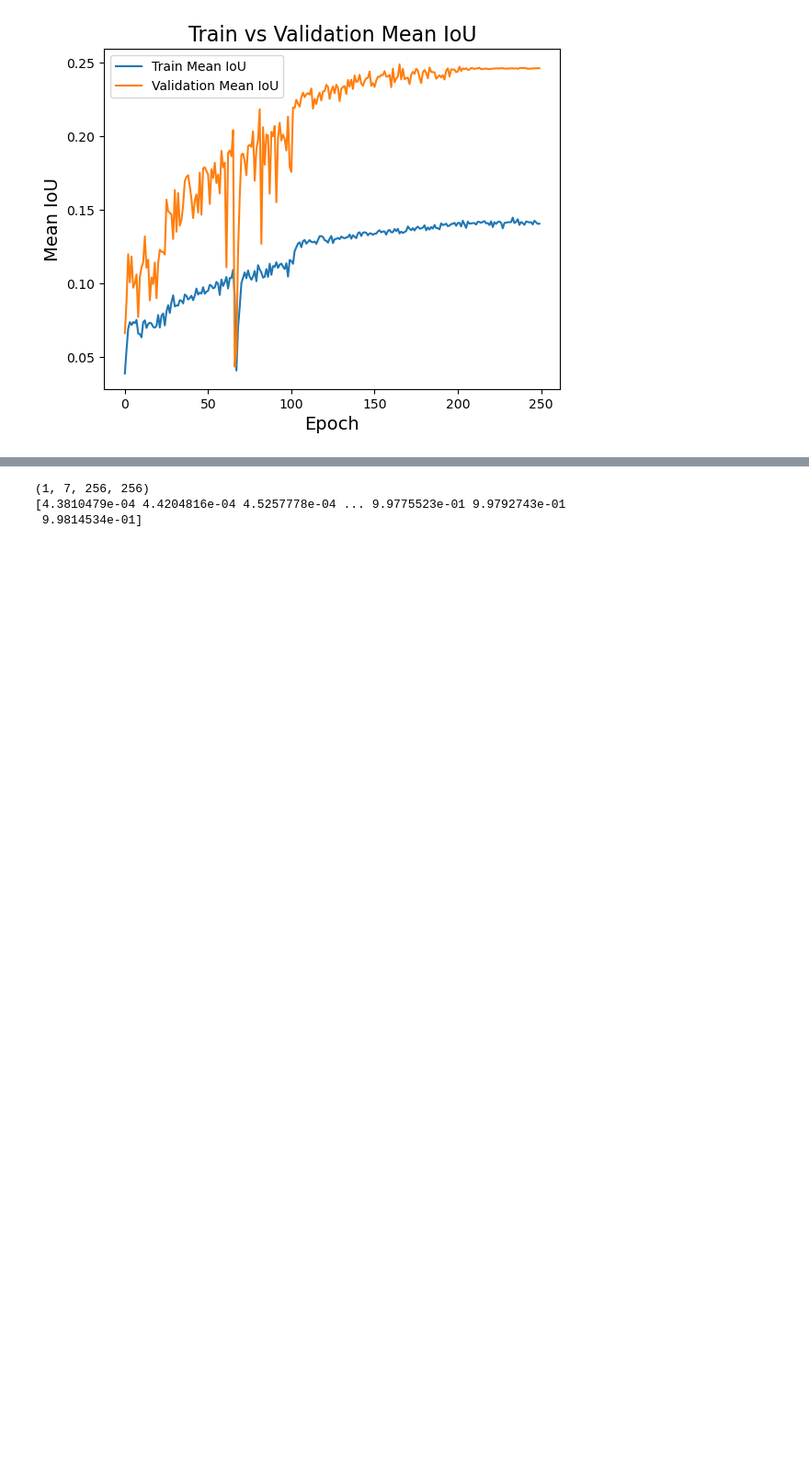
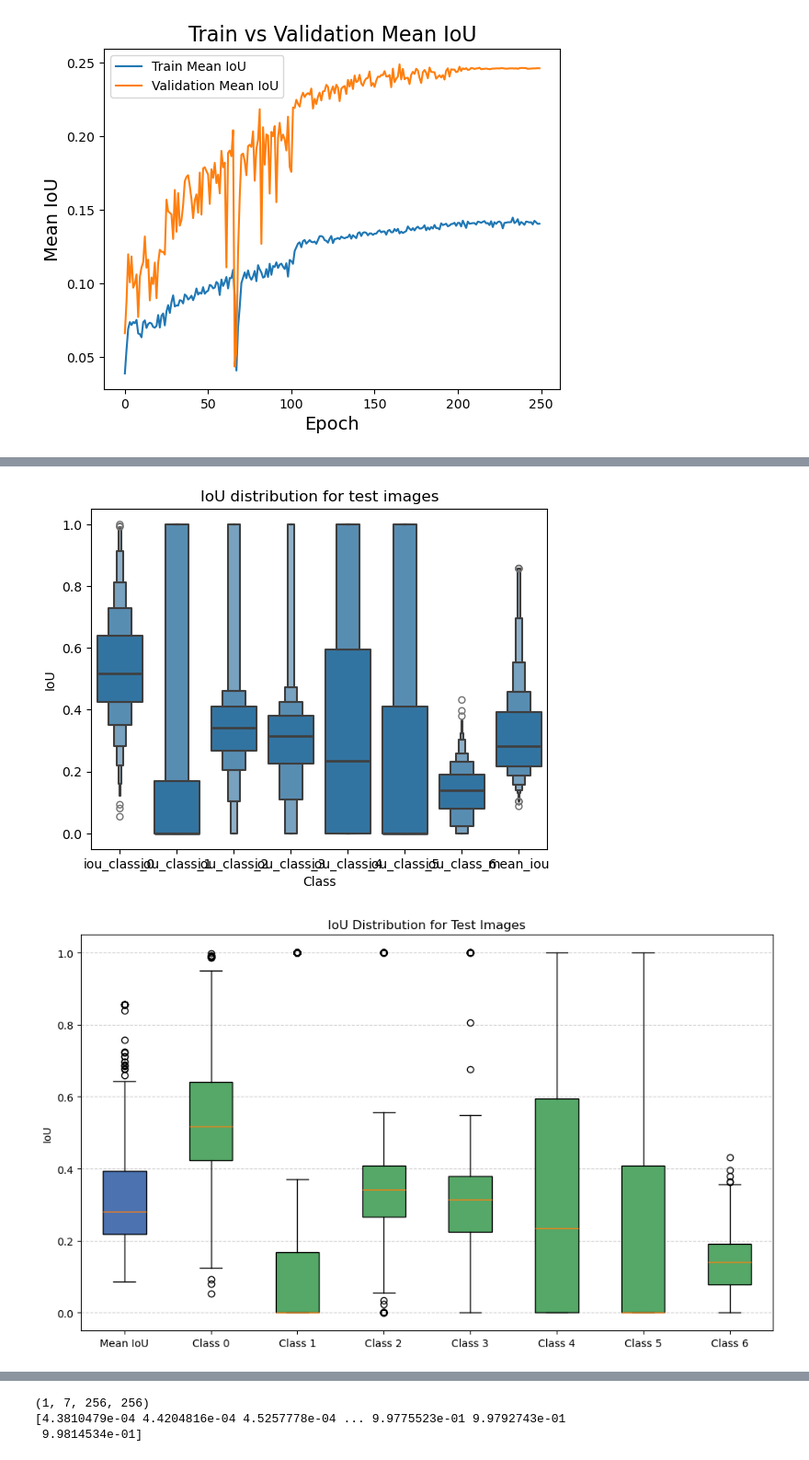
Before and after one commit to tckumarasekara/CRC-HnE-Segmentation-Training, a Jupyter notebook: histology_segmentation_training/dev/unext_plots.ipynb, the cells around one changed output, grey strips where cells are left out. Shown at 92% size. Saved outputs shown, nothing was run; the diff lists cells and outputs as text; code cells hidden in the pictures; blank space fills up the shorter version.

Commit message:
plotted testset metrics

```diff
--- a/histology_segmentation_training/dev/unext_plots.ipynb
+++ b/histology_segmentation_training/dev/unext_plots.ipynb
@@ -151,0 +233,5 @@ plot_iou(event_acc)
+# %%
+plot_testset_iou_dice("../../mlruns/test_metrics_per_image/test_metrics_per_image_UneXt_lr-0.0002_wd-1e-05_dropout-0.001_epoch-250_batchS-8_allaug.csv")
+# %% [output]
+[figure, added]
+[figure, added]
```
Also changed, not shown: parts of 6 cells of this notebook, 2 other files.
